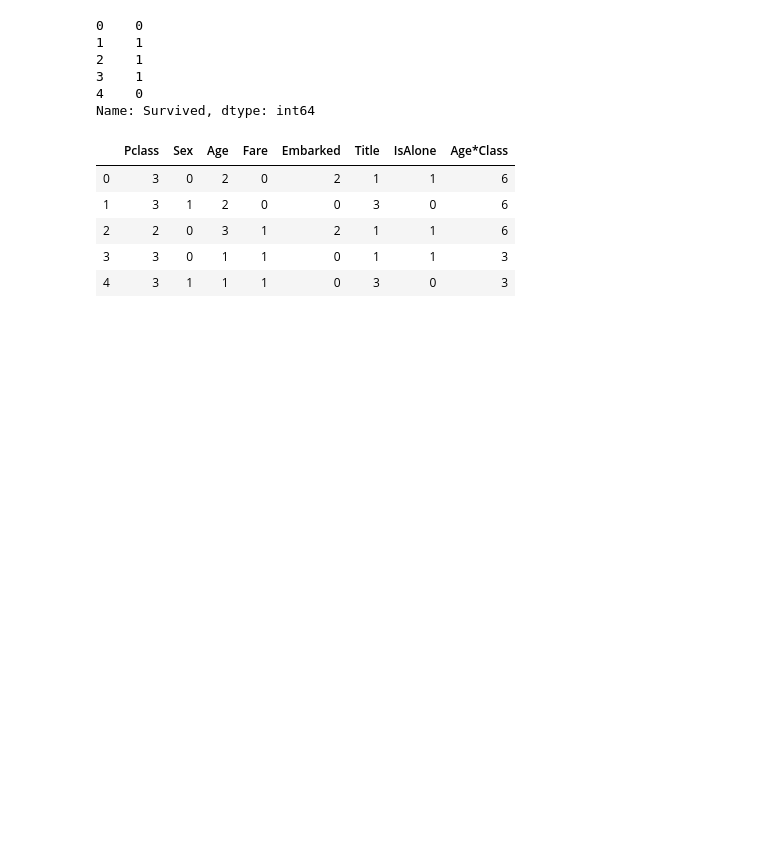
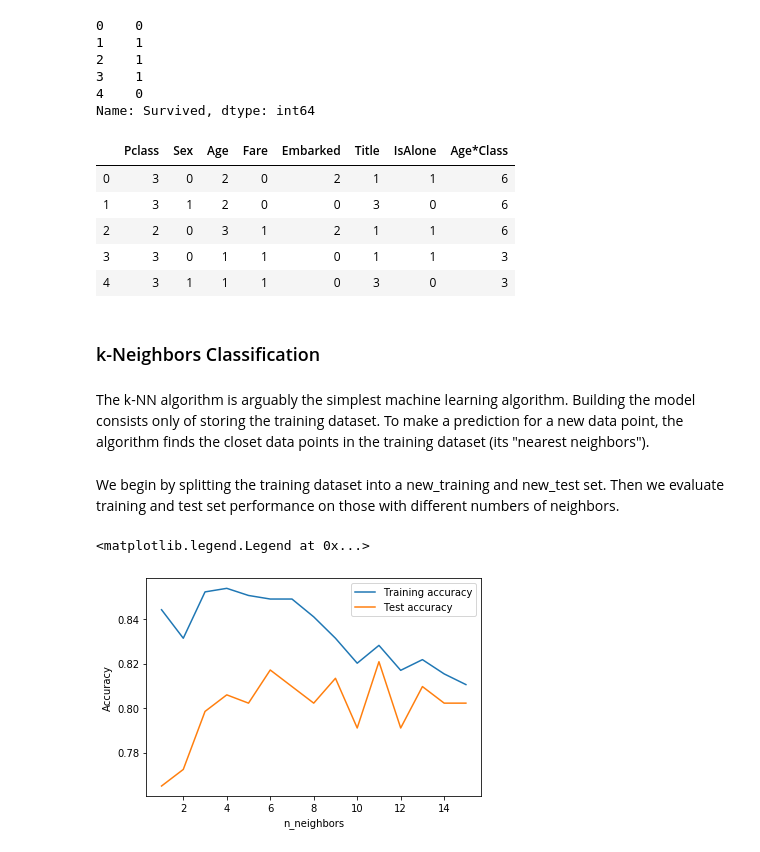
Before and after one commit to angelaiallonardi/my_first_ML_project, a Jupyter notebook: Titanic.ipynb, the cells around one changed output. Saved outputs shown, nothing was run; the diff lists cells and outputs as text; code cells hidden in the pictures; blank space fills up the shorter version.

Commit message:
added train-test split and KNN model training

```diff
--- a/Titanic.ipynb
+++ b/Titanic.ipynb
@@ -753,3 +753,9 @@ X_test.head()
 | 2 | 2 | 0 | 3 | 1 | 2 | 1 | 1 | 6 |
 | 3 | 3 | 0 | 1 | 1 | 0 | 1 | 1 | 3 |
 | 4 | 3 | 1 | 1 | 1 | 0 | 3 | 0 | 3 |
+# %% [markdown]
+### k-Neighbors Classification
+# %% [markdown]
+The k-NN algorithm is arguably the simplest machine learning algorithm. Building the model consists only of storing the training dataset. To make a prediction for a new data point, the algorithm finds the closet data points in the training dataset (its "nearest neighbors").
+# %% [markdown]
+We begin by splitting the training dataset into a new_training and new_test set. Then we evaluate training and test set performance on those with different numbers of neighbors.
@@ -755,0 +764,26 @@ X_test.head()
+# %%
+from sklearn.model_selection import train_test_split
+new_X_train, new_X_test, new_y_train, new_y_test = train_test_split(X_train, y_train, test_size=0.30, random_state=42)
+# %%
+training_accuracy = []
+test_accuracy = []
+# try n_neighbors from 1 to 10
+neighbors_settings = range (1, 16)
+
+for n_neighbors in neighbors_settings:
+    # build the model
+    knn = KNeighborsClassifier(n_neighbors=n_neighbors)
+    knn.fit(new_X_train, new_y_train)
+    # record training set accuracy
+    training_accuracy.append(knn.score(new_X_train, new_y_train))
+    # record generalization accuracy
+    test_accuracy.append(knn.score(new_X_test, new_y_test))
+
+plt.plot(neighbors_settings, training_accuracy, label='Training accuracy')
+plt.plot(neighbors_settings, test_accuracy, label='Test accuracy')
+plt.ylabel('Accuracy')
+plt.xlabel('n_neighbors')
+plt.legend()
+# %% [output]
+<matplotlib.legend.Legend at 0x...>
+[figure, added]
```
Also changed, not shown: parts of 9 cells of this notebook.
